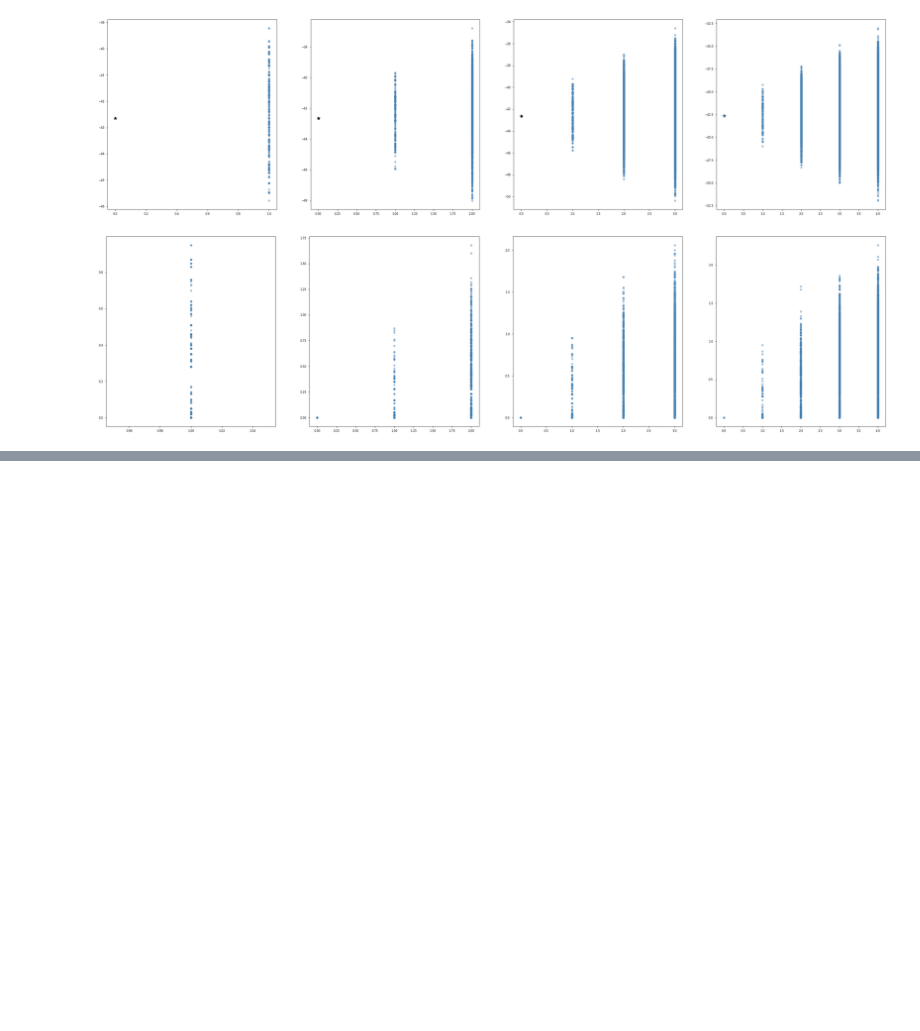
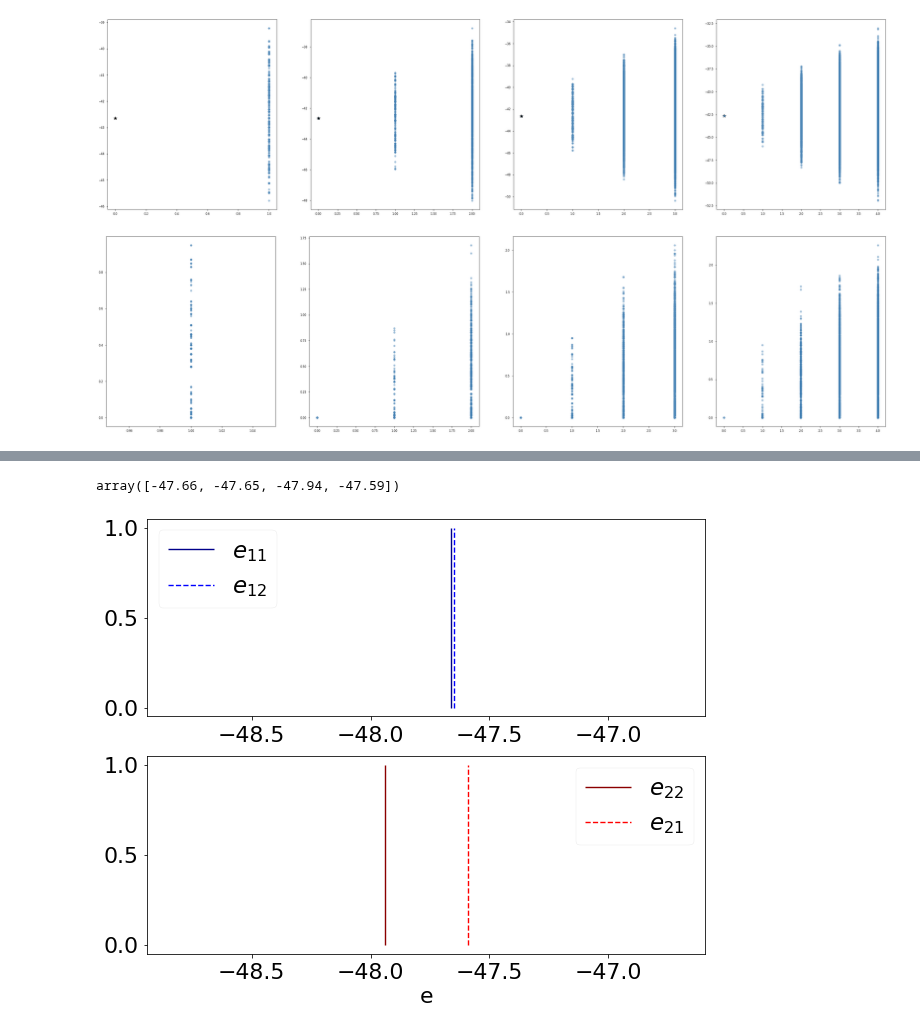
Before and after one commit to betoto008/Affinity_maturation, a Jupyter notebook: Jupyter_Notebooks/2_Wandering_in_Antigen_space.ipynb, the cells around one changed output, grey strips where cells are left out. Saved outputs shown, nothing was run; the diff lists cells and outputs as text; code cells hidden in the pictures; blank space fills up the shorter version.

Commit message:
first steps in antigenic evolution mac20

```diff
--- a/Jupyter_Notebooks/Wandering_in_Antigen_space.ipynb
+++ b/Jupyter_Notebooks/2_Wandering_in_Antigen_space.ipynb
@@ -91,0 +91,27 @@ for d in range(1,5):
+# %%
+data = np.loadtxt(Text_files_path + "Antigenic/energies_example.txt")
+data
+# %% [output]
+array([-47.66, -47.65, -47.94, -47.59])
+# %%
+fig, ax = plt.subplots(2,1,figsize=(10,8))
+
+ax[0].vlines(data[0], 0, 1, color = 'darkblue', linestyle = '-', label = r'$e_{11}$')
+ax[0].vlines(data[1], 0, 1, color = 'blue', linestyle = '--', label = r'$e_{12}$')
+ax[1].vlines(data[2], 0, 1, color = 'darkred', linestyle = '-', label = r'$e_{22}$')
+ax[1].vlines(data[3], 0, 1, color = 'red', linestyle = '--', label = r'$e_{21}$')
+
+ax[0].set_xlim(np.min(data)-1, np.max(data)+1)
+ax[1].set_xlim(np.min(data)-1, np.max(data)+1)
+
+ax[0].legend(fontsize = 23, loc = 2)
+ax[1].legend(fontsize = 23, loc = 1)
+
+ax[0].tick_params(labelsize = 22)
+ax[1].tick_params(labelsize = 22)
+
+ax[1].set_xlabel(r'e', fontsize = 22)
+
+fig.savefig("../Figures/2_Wandering_in_Antigen_space/example.png")
+# %% [output]
+[figure, added]
```
Also changed, not shown: parts of 4 cells of this notebook, 24 other files.
